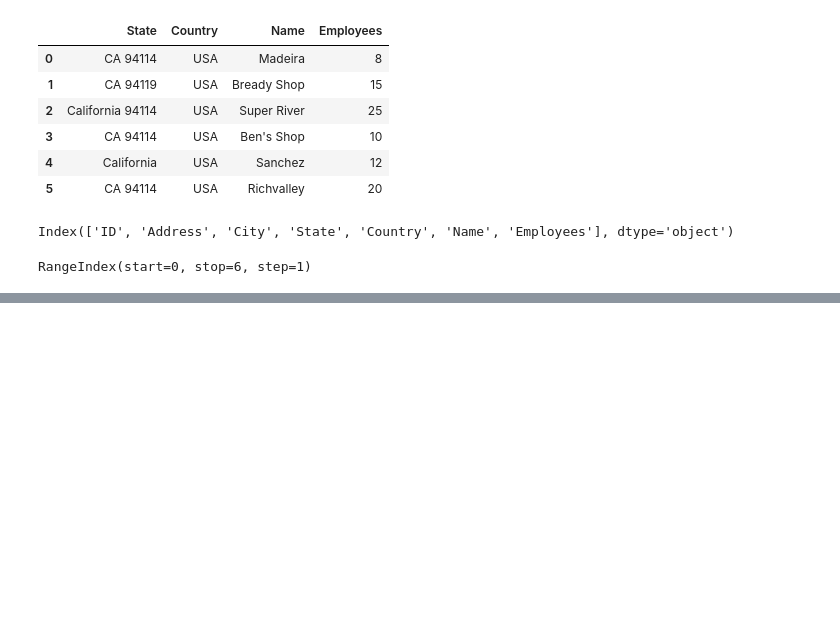
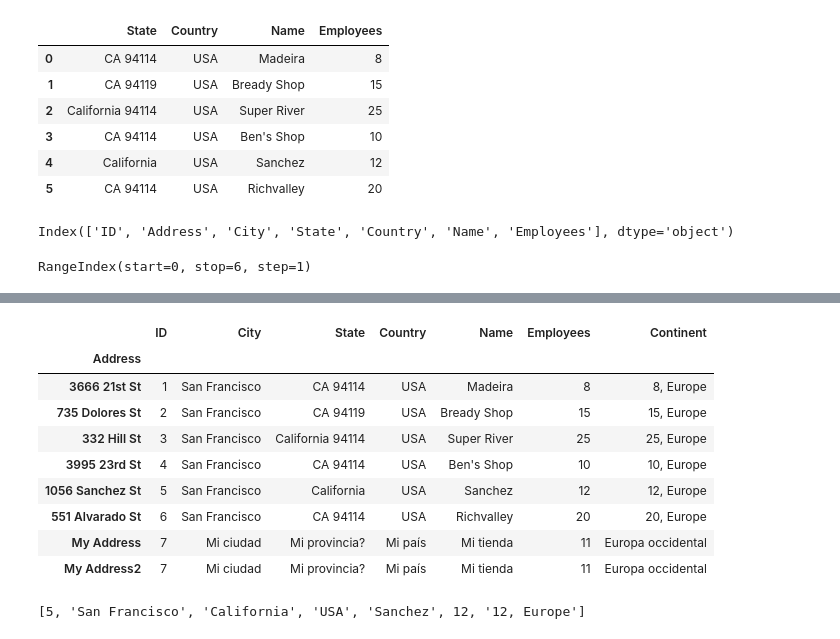
Before and after one commit to VicenteCorts/Learning_Python, a Jupyter notebook: downloads/Untitled.ipynb, the cells around one changed output, grey strips where cells are left out. Cells and saved outputs as stored; diff of their text form; code cells hidden in the pictures; blank space fills up the shorter version.

```diff
--- a/downloads/Untitled.ipynb
+++ b/downloads/Untitled.ipynb
@@ -269,0 +293,2 @@ df1.drop([1, '332 Hill St'], axis=0)
+# %%
+df1 = df1.set_index("Address")
@@ -269,0 +306,3 @@ df1.drop([1, '332 Hill St'], axis=0)
+# %%
+df1_t=df1.T
+df1_t
@@ -269,0 +318,3 @@ df1.drop([1, '332 Hill St'], axis=0)
+# %%
+df1_t["My Address"] = [7,"Mi ciudad", "Mi provincia?", "Mi país", "Mi tienda", 11, "Europa occidental"]
+df1_t
@@ -269,0 +330,3 @@ df1.drop([1, '332 Hill St'], axis=0)
+# %%
+df1=df1_t.T
+df1
@@ -269,0 +343,18 @@ df1.drop([1, '332 Hill St'], axis=0)
+# %%
+df1.loc['My Address2'] = [7,"Mi ciudad", "Mi provincia?", "Mi país", "Mi tienda", 11, "Europa occidental"]
+df1
+# %% [output]
+|  | ID | City | State | Country | Name | Employees | Continent |
+| Address |  |  |  |  |  |  |  |
+| 3666 21st St | 1 | San Francisco | CA 94114 | USA | Madeira | 8 | 8, Europe |
+| 735 Dolores St | 2 | San Francisco | CA 94119 | USA | Bready Shop | 15 | 15, Europe |
+| 332 Hill St | 3 | San Francisco | California 94114 | USA | Super River | 25 | 25, Europe |
+| 3995 23rd St | 4 | San Francisco | CA 94114 | USA | Ben's Shop | 10 | 10, Europe |
+| 1056 Sanchez St | 5 | San Francisco | California | USA | Sanchez | 12 | 12, Europe |
+| 551 Alvarado St | 6 | San Francisco | CA 94114 | USA | Richvalley | 20 | 20, Europe |
+| My Address | 7 | Mi ciudad | Mi provincia? | Mi país | Mi tienda | 11 | Europa occidental |
+| My Address2 | 7 | Mi ciudad | Mi provincia? | Mi país | Mi tienda | 11 | Europa occidental |
+# %%
+list(df1.iloc[4])
+# %% [output]
+[5, 'San Francisco', 'California', 'USA', 'Sanchez', 12, '12, Europe']
```
Also changed, not shown: parts of 17 cells of this notebook, 2 other files.
